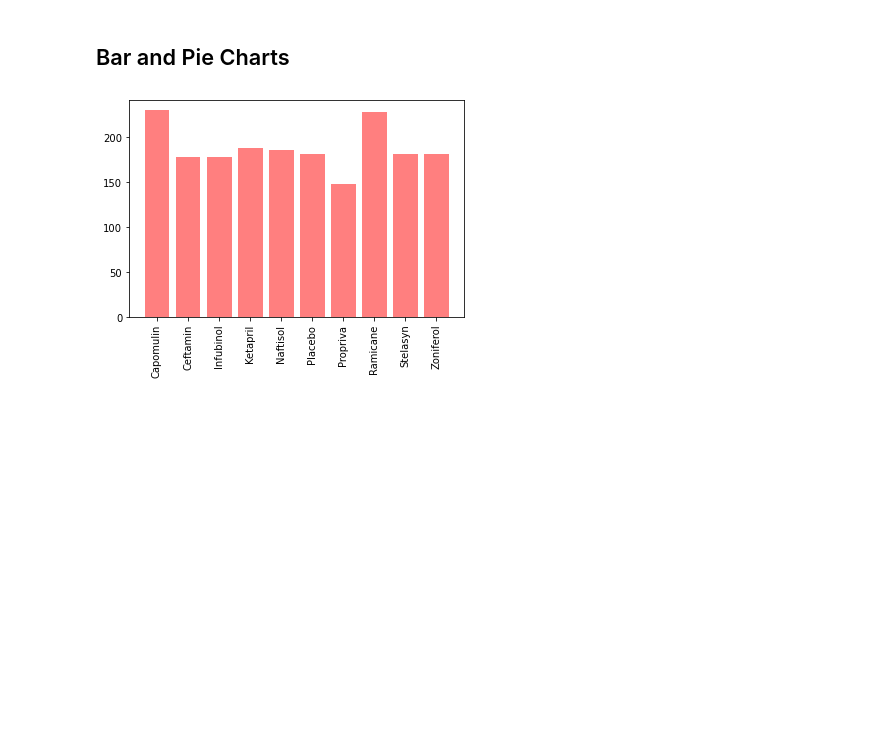
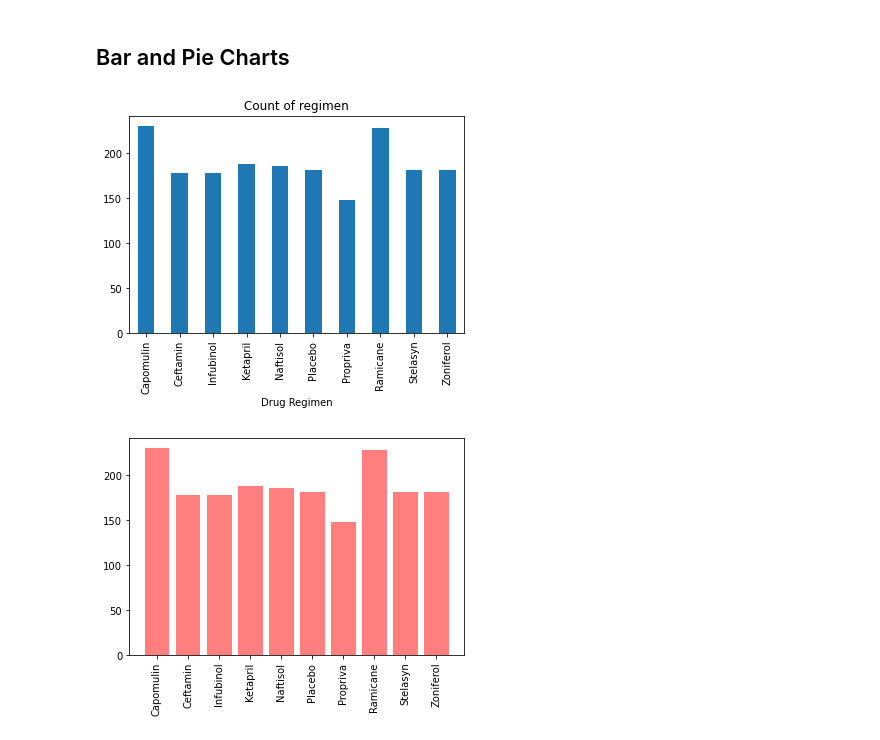
Before and after one commit to drewmcbride/matplotlib-challenge, a Jupyter notebook: Pymaceuticals/pymaceuticals_starter.ipynb, the cells around one changed output. Saved outputs shown, nothing was run; the diff lists cells and outputs as text; code cells hidden in the pictures; blank space fills up the shorter version.

```diff
--- a/Pymaceuticals/pymaceuticals_starter.ipynb
+++ b/Pymaceuticals/pymaceuticals_starter.ipynb
@@ -167,6 +167,14 @@ tumor_summary_table
 # %% [markdown]
 ## Bar and Pie Charts
 # %%
+# Index into summary table
+tumor_table_short = tumor_summary_table["Tumor Volume (mm3)"]
+tumor_table_count = tumor_table_short['count']
 # Generate a bar plot showing the total number of measurements taken on each drug regimen using pandas.
+tumor_table_count.plot(kind='bar')
+plt.title("Count of regimen")
+plt.show()
+# %% [output]
+[figure, added]
 # %%
 # Generate a bar plot showing the total number of measurements taken on each drug regimen using pyplot.
```
Also changed, not shown: parts of 8 cells of this notebook.
